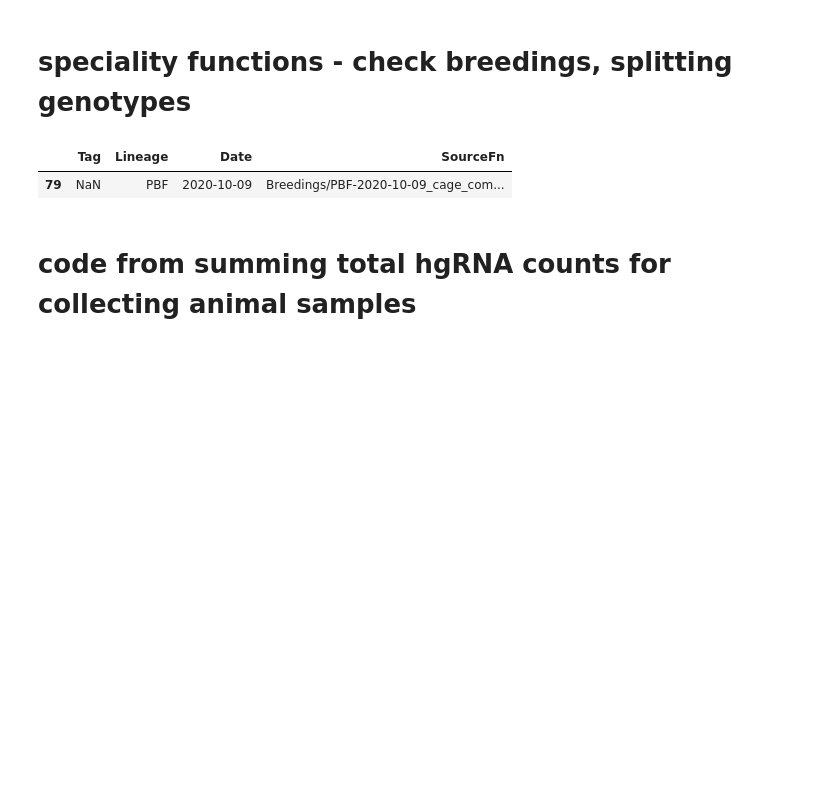
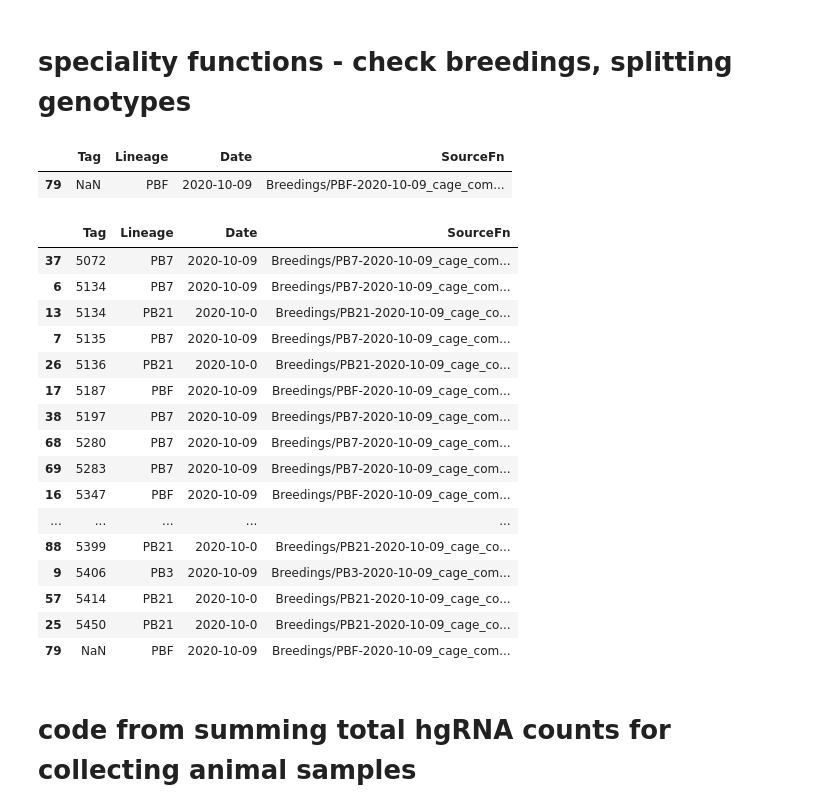
Before and after one commit to kathleenleeper/ms_kalhor, a Jupyter notebook: mouse_mgmt.ipynb, the cells around one changed output. Drawn from its saved outputs; the diff is of its cells as text; code cells hidden in the pictures; blank space fills up the shorter version.

Commit message:
tsv code checkpoint before attempting google api

```diff
--- a/mouse_mgmt.ipynb
+++ b/mouse_mgmt.ipynb
@@ -175,12 +113,36 @@ Parsed ear tags for Excel formatting
 # %%
 source_dir = "Breedings"
 date = "2020-10-09"
+
 breeders = getBreedingList(source_dir, date)
+tier2 = set(breeders.query('SourceFn.str.contains("compositions2")')['Tag'])
+tier1 = set(breeders.query('SourceFn.str.contains("compositions1")')['Tag'])
 
 # syntax to check if breeder list against colony list
-df[df['Tag'].isin(set(breeders['Tag'])) & df['Tag'].notnull()] ##  if any of the breeding pairs have an NA in them, this will turn up all animals that have np.nan tags without the mask for not null. Check with the below line to see if this is the case.
+df[df['Tag'].isin(tier1) & df['Tag'].notnull()]
 
+#if any of the breeding pairs have an NA in them -- i.e. a pair that is set up with only one female, this will match *all* animals that also have a null tag. Check with the below line to see if this is the case.
 breeders.query('Tag.isnull()')
 # %% [output]
 |  | Tag | Lineage | Date | SourceFn |
 | 79 | NaN | PBF | 2020-10-09 | Breedings/PBF-2020-10-09_cage_com... |
+# %%
+breeders[breeders.Tag.isin(tier2)].sort_values('Tag')
+# %% [output]
+|  | Tag | Lineage | Date | SourceFn |
+| 37 | 5072 | PB7 | 2020-10-09 | Breedings/PB7-2020-10-09_cage_com... |
+| 6 | 5134 | PB7 | 2020-10-09 | Breedings/PB7-2020-10-09_cage_com... |
+| 13 | 5134 | PB21 | 2020-10-0 | Breedings/PB21-2020-10-09_cage_co... |
+| 7 | 5135 | PB7 | 2020-10-09 | Breedings/PB7-2020-10-09_cage_com... |
+| 26 | 5136 | PB21 | 2020-10-0 | Breedings/PB21-2020-10-09_cage_co... |
+| 17 | 5187 | PBF | 2020-10-09 | Breedings/PBF-2020-10-09_cage_com... |
+| 38 | 5197 | PB7 | 2020-10-09 | Breedings/PB7-2020-10-09_cage_com... |
+| 68 | 5280 | PB7 | 2020-10-09 | Breedings/PB7-2020-10-09_cage_com... |
+| 69 | 5283 | PB7 | 2020-10-09 | Breedings/PB7-2020-10-09_cage_com... |
+| 16 | 5347 | PBF | 2020-10-09 | Breedings/PBF-2020-10-09_cage_com... |
+| ... | ... | ... | ... | ... |
+| 88 | 5399 | PB21 | 2020-10-0 | Breedings/PB21-2020-10-09_cage_co... |
+| 9 | 5406 | PB3 | 2020-10-09 | Breedings/PB3-2020-10-09_cage_com... |
+| 57 | 5414 | PB21 | 2020-10-0 | Breedings/PB21-2020-10-09_cage_co... |
+| 25 | 5450 | PB21 | 2020-10-0 | Breedings/PB21-2020-10-09_cage_co... |
+| 79 | NaN | PBF | 2020-10-09 | Breedings/PBF-2020-10-09_cage_com... |
```
Also changed, not shown: parts of 29 cells of this notebook, 2 other files.
